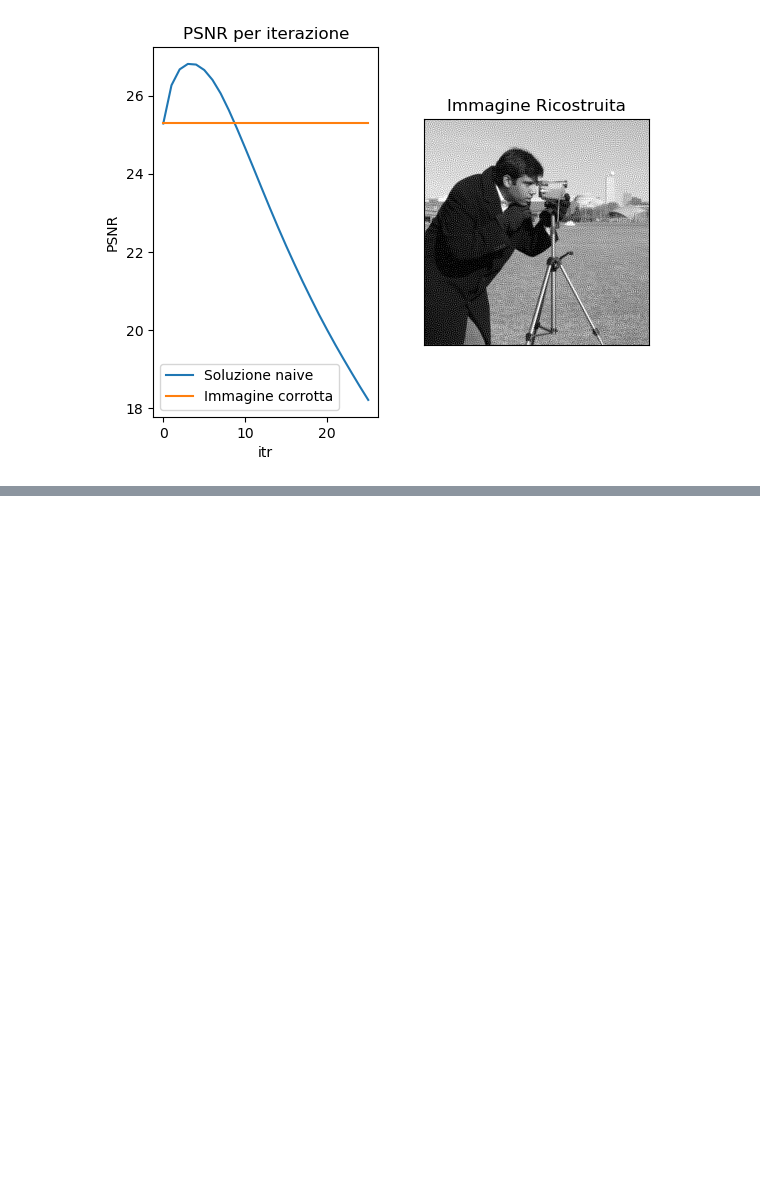
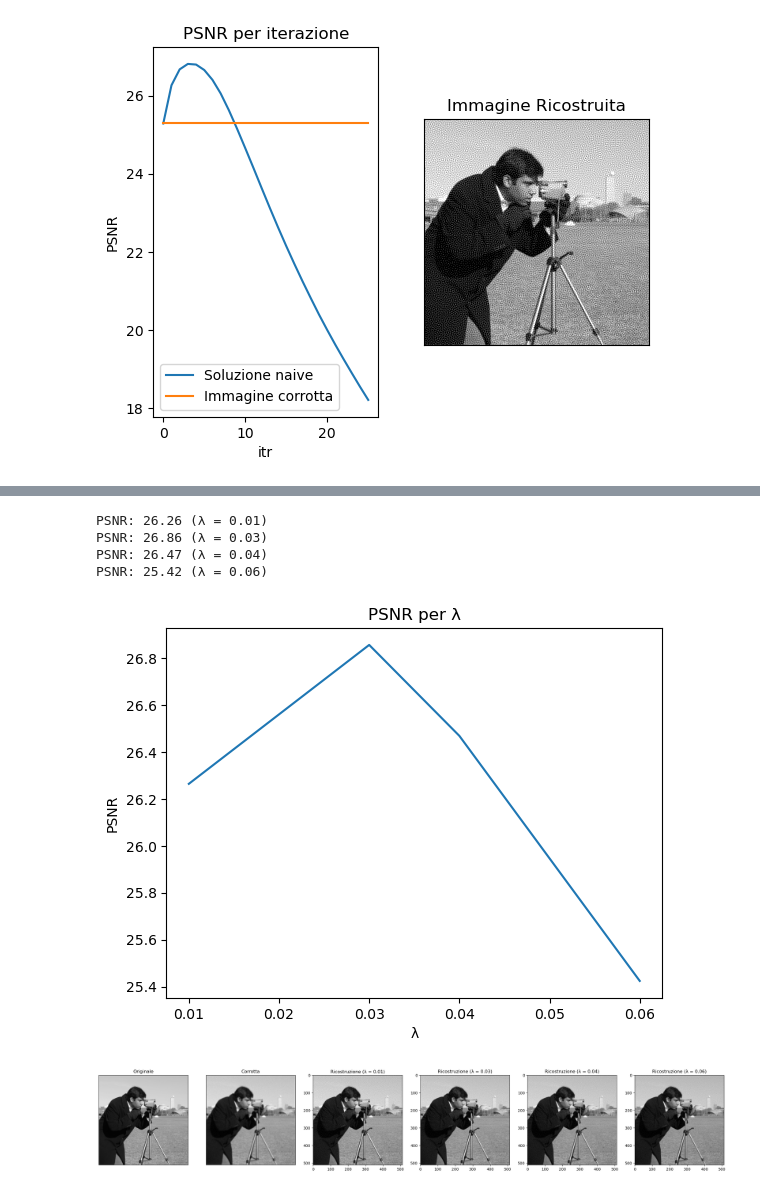
Before and after one commit to RickyWanga/EserciziCalcolo, a Jupyter notebook: Lab7.ipynb, the cells around one changed output, grey strips where cells are left out. Cells and saved outputs as stored; diff of their text form; code cells hidden in the pictures; blank space fills up the shorter version.

Commit message:
lab7 final image commit

```diff
--- a/Lab7.ipynb
+++ b/Lab7.ipynb
@@ -179,0 +183,64 @@ PSNR: 26.47 (λ = 0.04)
+# %%
+# Esercizio 1.3: Soluzione regolarizzata
+# Funzione da minimizzare
+def f(x, L):
+    nsq = np.sum(np.square(x))
+    x = x.reshape((m, n))
+    Ax = A(x, K)
+    return 0.5 * np.sum(np.square(Ax - y)) + 0.5 * L * nsq
+
+# Gradiente della funzione da minimizzare
+def df(x, L):
+    Lx = L * x
+    x = x.reshape(m, n)
+    ATAx = AT(A(x, K), K)
+    d = ATAx - ATy
+    return d.reshape(m * n) + Lx
+
+x0 = y.reshape(m * n)
+lambdas = [0.01, 0.03, 0.04, 0.06]
+PSNRs = []
+images = []
+
+# Ricostruzione per diversi valori del parametro di regolarizzazione
+for i, L in enumerate(lambdas):
+    # Esegui la minimizzazione con al massimo 50 iterazioni
+    max_iter = 50
+    res = minimize(f, x0, (L), method='CG', jac=df, options={'maxiter': max_iter})
+
+    # Aggiungi la ricostruzione nella lista images
+    X_curr = res.x.reshape(X.shape)
+    images.append(X_curr)
+
+    # Stampa il PSNR per il valore di lambda attuale
+    PSNR = metrics.peak_signal_noise_ratio(X, X_curr)
+    PSNRs.append(PSNR)
+    print(f'PSNR: {PSNR:.2f} (λ = {L:.2f})')
+
+# Visualizziamo i risultati
+plt.plot(lambdas, PSNRs)
+plt.title('PSNR per λ')
+plt.ylabel("PSNR")
+plt.xlabel('λ')
+plt.show()
+
+plt.figure(figsize=(30, 10))
+
+plt.subplot(1, len(lambdas) + 2, 1).imshow(X, cmap='gray', vmin=0, vmax=1)
+plt.title("Originale")
+plt.xticks([]), plt.yticks([])
+plt.subplot(1, len(lambdas) + 2, 2).imshow(y, cmap='gray', vmin=0, vmax=1)
+plt.title("Corrotta")
+plt.xticks([]), plt.yticks([])
+
+for i, L in enumerate(lambdas):
+    plt.subplot(1, len(lambdas) + 2, i + 3).imshow(images[i], cmap='gray', vmin=0, vmax=1)
+    plt.title(f"Ricostruzione (λ = {L:.2f})")
+plt.show()
+# %% [output]
+PSNR: 26.26 (λ = 0.01)
+PSNR: 26.86 (λ = 0.03)
+PSNR: 26.47 (λ = 0.04)
+PSNR: 25.42 (λ = 0.06)
+[figure, added]
+[figure, added]
```
Also changed, not shown: parts of 1 cell of this notebook.
